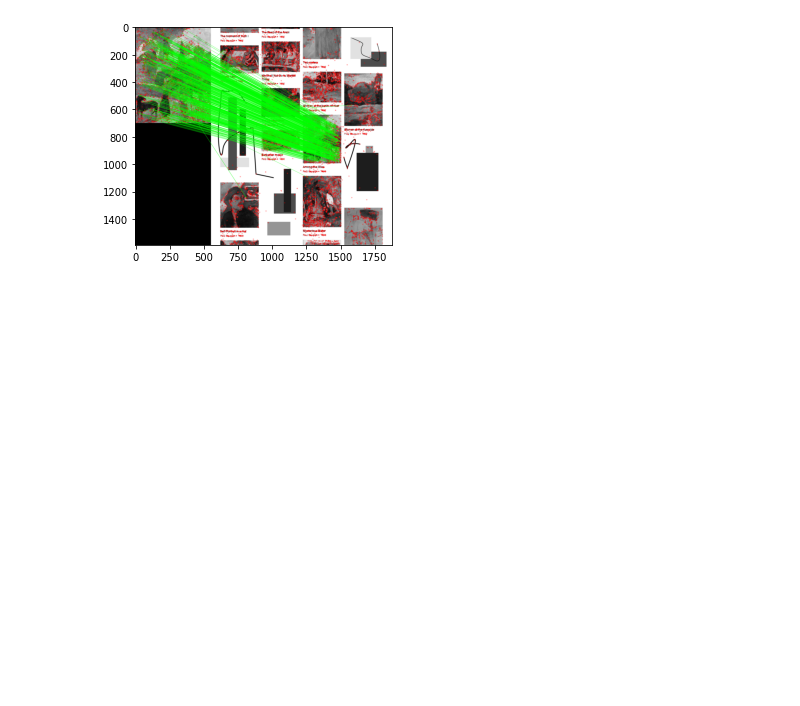
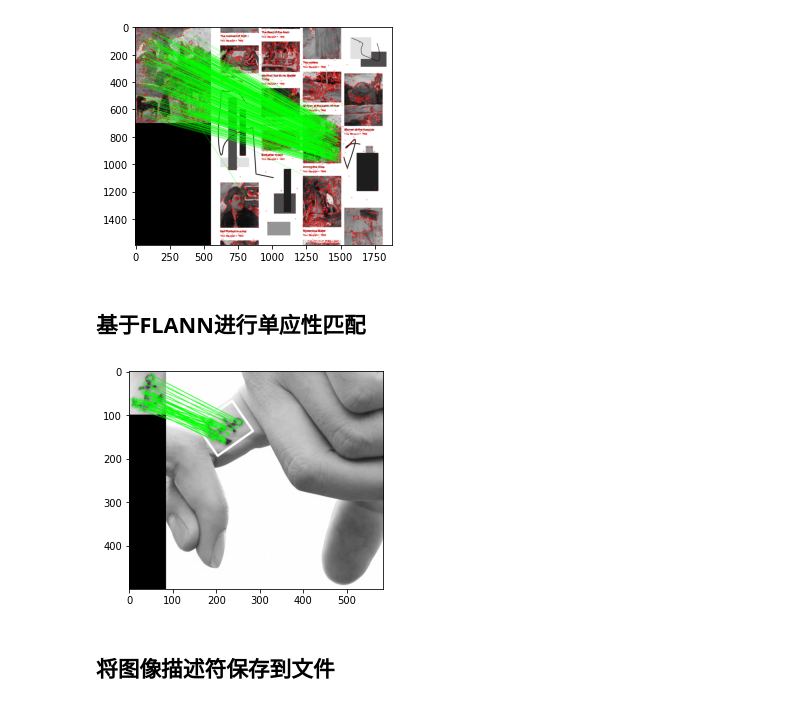
Before and after one commit to w940853815/opencv_test, a Jupyter notebook: chapter6.ipynb, the cells around one changed output. Saved outputs shown, nothing was run; the diff lists cells and outputs as text; code cells hidden in the pictures; blank space fills up the shorter version.

```diff
--- a/chapter6.ipynb
+++ b/chapter6.ipynb
@@ -133,3 +133,64 @@ plt.imshow(img_matches)
 plt.show()
 # %% [output]
 [figure]
+# %% [markdown]
+## 基于FLANN进行单应性匹配
+# %%
+import numpy as np
+import cv2
+from matplotlib import pyplot as plt
+
+MIN_NUM_GOOD_MATCHES = 10
+
+img0 = cv2.imread("images/query.png", cv2.IMREAD_GRAYSCALE)
+img1 = cv2.imread("images/anchor-man.png", cv2.IMREAD_GRAYSCALE)
+
+sift = cv2.SIFT_create()
+kp0, des0 = sift.detectAndCompute(img0, None)
+kp1, des1 = sift.detectAndCompute(img1, None)
+
+FLANN_INDEX_KDTREE = 1
+index_params = dict(algorithm=FLANN_INDEX_KDTREE, trees=5)
+search_params = dict(checks = 50)
+
+flann = cv2.FlannBasedMatcher(index_params, search_params)
+matches = flann.knnMatch(des0, des1, k=2)
+
+good_matches =[]
+for m, n in matches:
+    if m.distance < 0.7 * n.distance:
+        good_matches.append(m)
+
+if len(good_matches) >= MIN_NUM_GOOD_MATCHES:
+    src_pts = np.float32([kp0[m.queryIdx].pt for m in good_matches]).reshape(-1, 1, 2)
+    dst_pts = np.float32([kp1[m.trainIdx].pt for m in good_matches]).reshape(-1, 1, 2)
+    M, mask = cv2.findHomography(src_pts, dst_pts, cv2.RANSAC, 5.0)
+    # ravel返回连续展平数组
+    mask_matches = mask.ravel().tolist()
+    h, w = img0.shape
+    src_corners = np.float32([[0, 0], [0, h-1], [w-1, h-1], [w-1, 0]]).reshape(-1, 1, 2)
+    dst_corners = cv2.perspectiveTransform(src_corners, M)
+    dst_corners = dst_corners.astype(np.int32)
+
+    num_corners = len(dst_corners)
+    for i in range(num_corners):
+        x0, y0 = dst_corners[i][0]
+        if i== num_corners - 1:
+            next_i = 0
+        else:
+            next_i = i + 1
+        x1, y1 = dst_corners[next_i][0]
+        cv2.line(img1, (x0, y0), (x1, y1), 255, 3, cv2.LINE_AA)
+    # Draw the matches that passed the ratio test.
+    img_matches = cv2.drawMatches(
+        img0, kp0, img1, kp1, good_matches, None,
+        matchColor=(0, 255, 0), singlePointColor=None,
+        matchesMask=mask_matches, flags=2)
+    plt.imshow(img_matches)
+    plt.show()
+else:
+    print(f"Not enough matches good were found - {len(good_matches)}/{MIN_NUM_GOOD_MATCHES}")
+# %% [output]
+[figure, added]
+# %% [markdown]
+## 将图像描述符保存到文件
```
Also changed, not shown: parts of 4 cells of this notebook, 15 other files.
